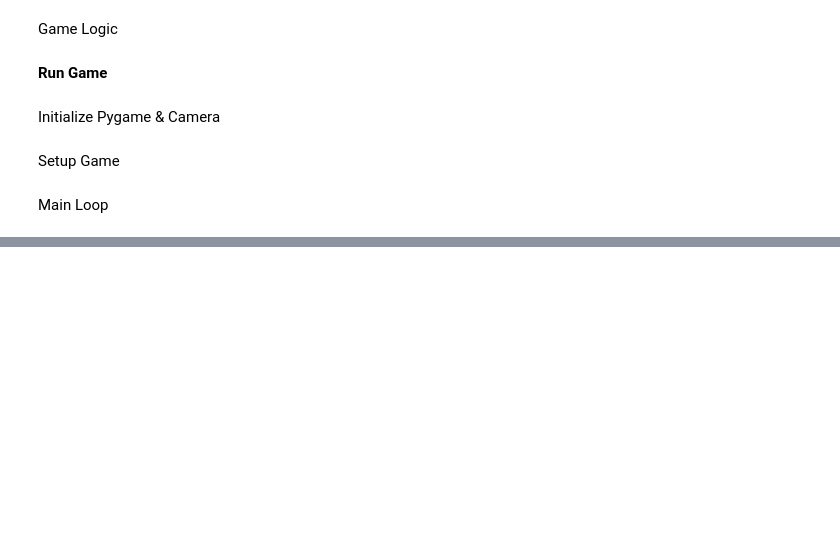
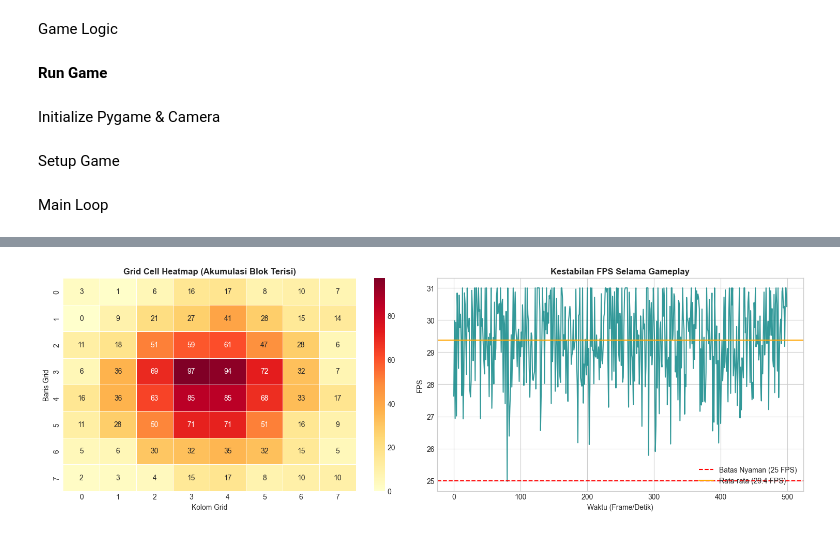
Before and after one commit to jstn77/Air-Blocks-Hand-Gesture-Tracking-Block-Puzzle-Games, a Jupyter notebook: main.ipynb, the cells around one changed output, grey strips where cells are left out. Drawn from its saved outputs; the diff is of its cells as text; code cells hidden in the pictures; blank space fills up the shorter version.

```diff
--- a/main.ipynb
+++ b/main.ipynb
@@ -458,0 +567,22 @@ Error:
+# %%
+fig_tech, axs_tech = plt.subplots(1, 2, figsize=(15, 5))
+
+# Heatmap 8x8 Grid
+sns.heatmap(grid_akumulasi, annot=True, fmt="d", cmap="YlOrRd", ax=axs_tech[0], cbar=True, linewidths=.5)
+axs_tech[0].set_title("Grid Cell Heatmap (Akumulasi Blok Terisi)", fontweight='bold')
+axs_tech[0].set_xlabel("Kolom Grid")
+axs_tech[0].set_ylabel("Baris Grid")
+
+# Kestabilan FPS
+axs_tech[1].plot(log_fps, color='teal', linewidth=1.5, alpha=0.8)
+axs_tech[1].axhline(y=25, color='red', linestyle='--', label='Batas Nyaman (25 FPS)')
+axs_tech[1].axhline(y=np.mean(log_fps), color='orange', linestyle='-', label=f'Rata-rata ({np.mean(log_fps):.1f} FPS)')
+axs_tech[1].set_title("Kestabilan FPS Selama Gameplay", fontweight='bold')
+axs_tech[1].set_xlabel("Waktu (Frame/Detik)")
+axs_tech[1].set_ylabel("FPS")
+axs_tech[1].legend()
+
+plt.tight_layout()
+plt.show()
+# %% [output]
+[figure, added]
```
Also changed, not shown: parts of 8 cells of this notebook, 1 other file.
